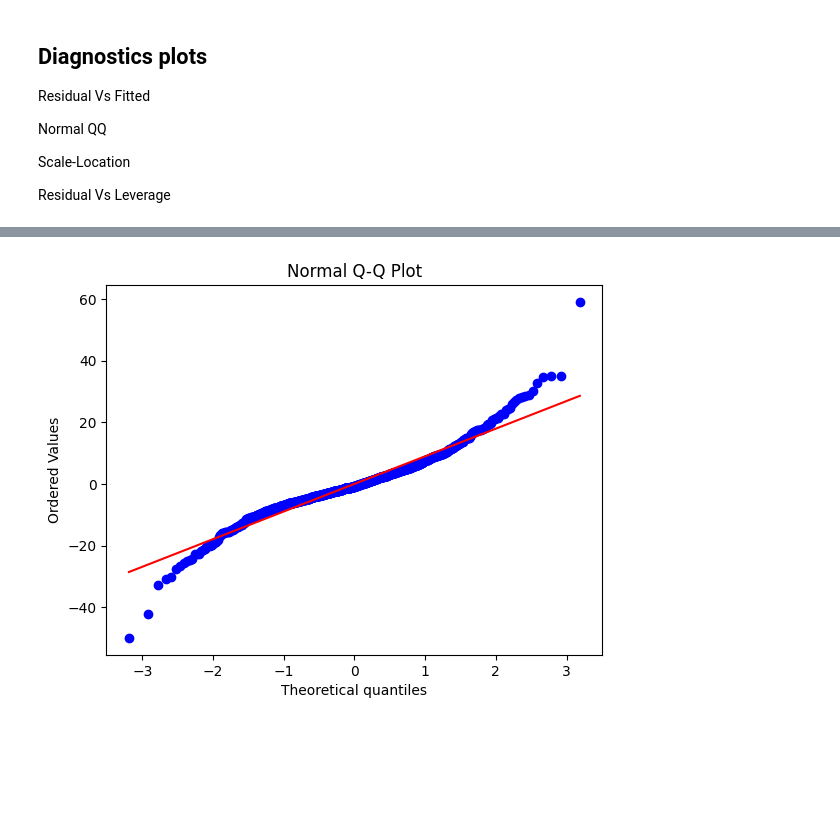
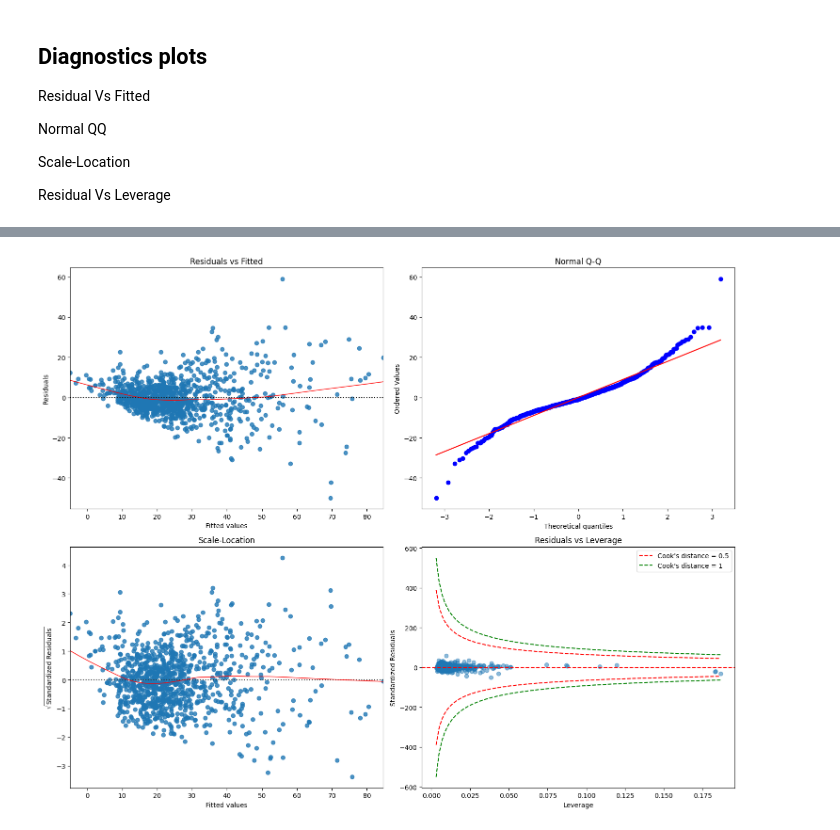
Before and after one commit to Dorianhgn/ML_FRI_Dorian, a Jupyter notebook: Week1/Assignment1_DH.ipynb, the cells around one changed output, grey strips where cells are left out. Saved outputs shown, nothing was run; the diff lists cells and outputs as text; code cells hidden in the pictures; blank space fills up the shorter version.

```diff
--- a/Week1/Assignment1_DH.ipynb
+++ b/Week1/Assignment1_DH.ipynb
@@ -241,9 +255,59 @@ plt.show()
-# %%
-# QQplot
-import scipy.stats as stats
-
-stats.probplot(residuals, dist="norm", plot=plt)
-plt.title('Normal Q-Q Plot')
-plt.show()
-# %% [output]
-[figure, removed]
+# %%
+# Calcul des résidus
+residuals_train = y_train - y_pred_train
+
+# Création de la figure et des subplots
+fig, axs = plt.subplots(2, 2, figsize=(15, 12))
+
+# 1. Résidus vs Valeurs ajustées
+sns.residplot(x=y_pred_train, y=residuals_train, lowess=True, line_kws={'color':'red', 'lw':1}, ax=axs[0,0])
+axs[0, 0].axhline(0, color='black', linestyle='dotted', alpha=0.6)
+axs[0, 0].set_xlabel("Fitted values")
+axs[0, 0].set_ylabel("Residuals")
+axs[0, 0].set_title("Residuals vs Fitted")
+
+# 2. Graphique Q-Q
+stats.probplot(residuals_train, dist="norm", plot=axs[0, 1])
+axs[0, 1].set_title("Normal Q-Q")
+
+# 3. Scale-Location
+sns.residplot(x=y_pred_train, y=np.sqrt(np.abs(residuals_train)), lowess=True, line_kws={'color':'red', 'lw':1}, ax=axs[1,0])
+axs[1, 0].set_xlabel("Fitted values")
+axs[1, 0].set_ylabel(r"$\sqrt{\text{Standardized Residuals}}$")
+axs[1, 0].set_title("Scale-Location")
+
+# 4. Leverage vs Résidus
+# Calcul du leverage pour les sous-graphiques
+hat_matrix = X_train @ np.linalg.inv(X_train.T @ X_train) @ X_train.T
+leverage = np.diag(hat_matrix)
+
+# Calcul de Cook's distance
+n, p = X_train.shape  # nombre d'observations et nombre de paramètres
+MSE = np.mean(residuals_train**2)
+cooks_d = (residuals_train**2 / (p * MSE)) * (leverage / (1 - leverage)**2)
+
+axs[1, 1].scatter(leverage, residuals_train, alpha=0.5)
+axs[1, 1].axhline(0, color='red', linestyle='--')
+axs[1, 1].set_xlabel("Leverage")
+axs[1, 1].set_ylabel("Standardized Residuals")
+axs[1, 1].set_title("Residuals vs Leverage")
+
+
+# Ajout des courbes de Cook à 0.5 et 1
+x_vals = np.linspace(min(leverage), max(leverage), 100)
+cooks_0_5 = np.sqrt(0.5 * p * MSE * (1 - x_vals) / x_vals)
+cooks_1 = np.sqrt(1 * p * MSE * (1 - x_vals) / x_vals)
+
+axs[1, 1].plot(x_vals, cooks_0_5, 'r--', label="Cook's distance = 0.5")
+axs[1, 1].plot(x_vals, -cooks_0_5, 'r--')
+axs[1, 1].plot(x_vals, cooks_1, 'g--', label="Cook's distance = 1")
+axs[1, 1].plot(x_vals, -cooks_1, 'g--')
+
+# Légende pour les courbes de Cook
+axs[1, 1].legend()
+
+# Ajustement de l'espace entre les sous-plots
+plt.tight_layout()
+plt.show()
+# %% [output]
+[figure, added]
```
Also changed, not shown: parts of 19 cells of this notebook, 1 other file.
